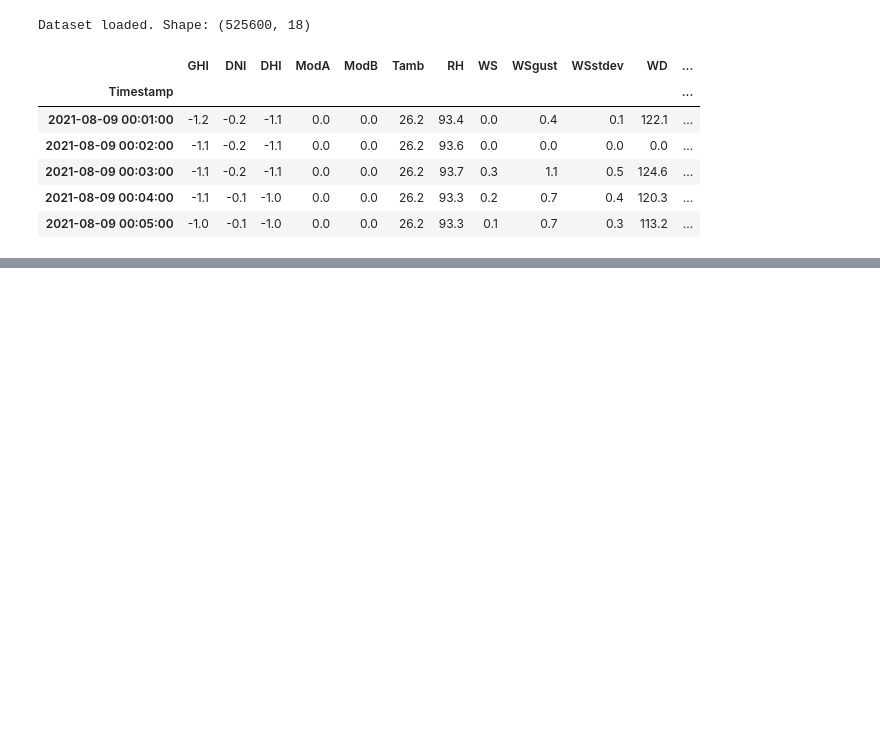
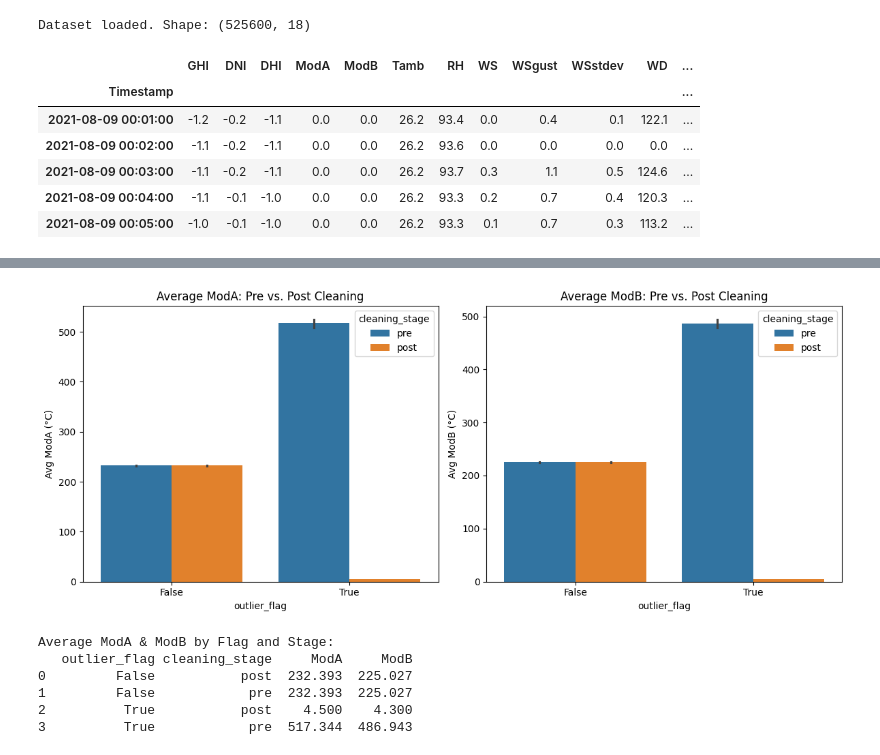
Before and after one commit to EyasuTew/solar-challenge-week0, a Jupyter notebook: notebooks/benin_dsa.ipynb, the cells around one changed output, grey strips where cells are left out. Cells and saved outputs as stored; diff of their text form; code cells hidden in the pictures; blank space fills up the shorter version.

```diff
--- a/notebooks/benin_dsa.ipynb
+++ b/notebooks/benin_dsa.ipynb
@@ -144,0 +207,47 @@ plt.show()
+# %%
+# Cleaning Impact: Group by outlier_flag and plot average ModA & ModB pre/post-clean
+# Note: 'outlier_flag' serves as the Cleaning flag (True=flagged for cleaning, False=non-outlier)
+# In full pipeline, apply cleaning (e.g., impute/drop) to create pre/post versions
+# For demo: Use current df (pre-clean); simulate post-clean by imputing flagged rows to median
+
+df_post = df.copy()
+median_moda = df['ModA'].median()
+median_modb = df['ModB'].median()
+df_post.loc[df['outlier_flag'], 'ModA'] = median_moda
+df_post.loc[df['outlier_flag'], 'ModB'] = median_modb
+
+# Add 'cleaning_stage' for grouping (pre/post)
+df['cleaning_stage'] = 'pre'
+df_post['cleaning_stage'] = 'post'
+df_combined = pd.concat([df, df_post], ignore_index=False)  # Preserve index
+
+# Group by cleaning flag and stage, compute averages
+avg_impact = df_combined.groupby(['outlier_flag', 'cleaning_stage'])[['ModA', 'ModB']].mean().reset_index()
+
+# Plot: Side-by-side bars for pre/post comparison
+fig, axes = plt.subplots(1, 2, figsize=(12, 5))
+
+# ModA
+sns.barplot(data=df_combined, x='outlier_flag', y='ModA', hue='cleaning_stage', ax=axes[0])
+axes[0].set_title('Average ModA: Pre vs. Post Cleaning')
+axes[0].set_ylabel('Avg ModA (°C)')
+
+# ModB
+sns.barplot(data=df_combined, x='outlier_flag', y='ModB', hue='cleaning_stage', ax=axes[1])
+axes[1].set_title('Average ModB: Pre vs. Post Cleaning')
+axes[1].set_ylabel('Avg ModB (°C)')
+
+plt.tight_layout()
+plt.show()
+
+# Print summary table for verification
+print("Average ModA & ModB by Flag and Stage:")
+print(avg_impact.round(3))
+# %% [output]
+[figure, added]
+Average ModA & ModB by Flag and Stage:
+   outlier_flag cleaning_stage     ModA     ModB
+0         False           post  232.393  225.027
+1         False            pre  232.393  225.027
+2          True           post    4.500    4.300
+3          True            pre  517.344  486.943
```
Also changed, not shown: parts of 21 cells of this notebook.
